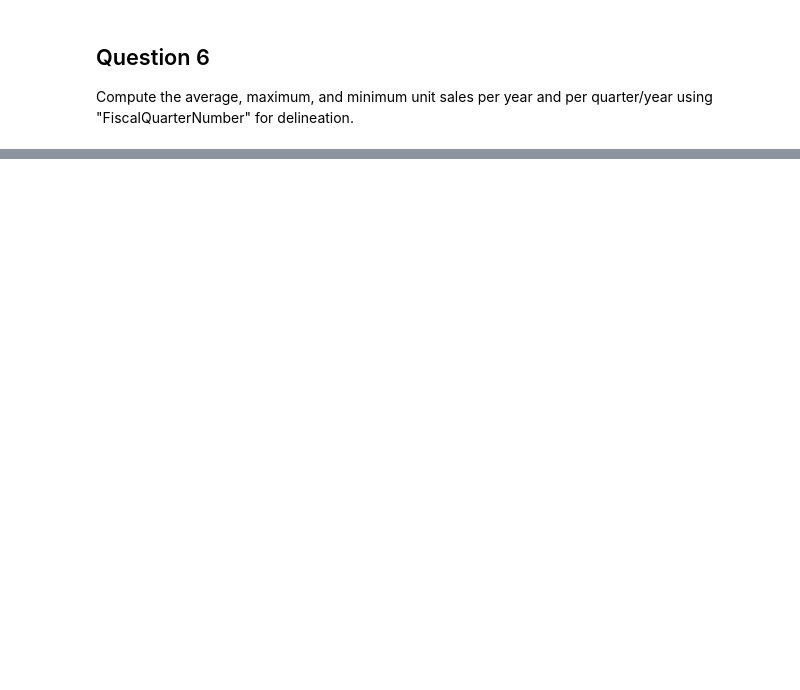
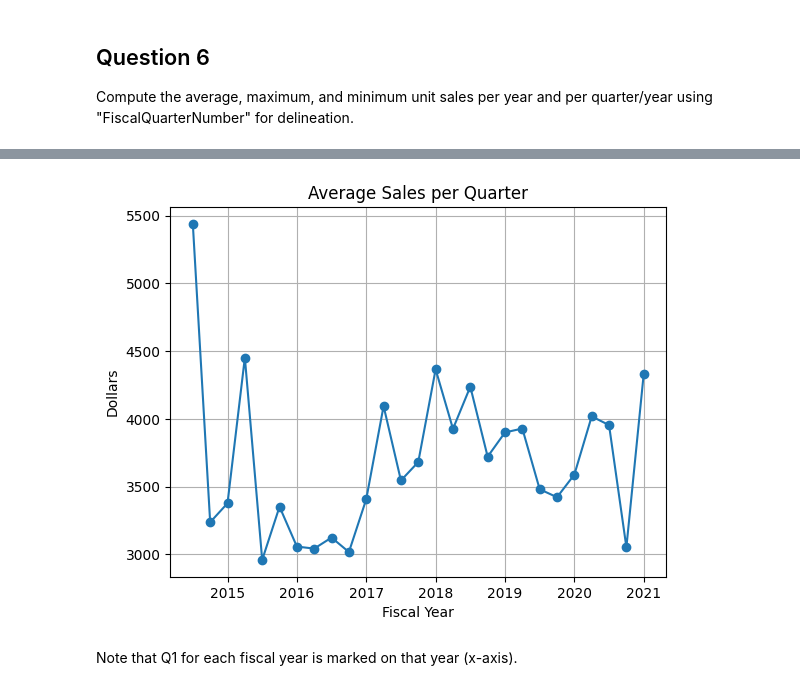
Before and after one commit to wherzberg/Technical-Exam, a Jupyter notebook: technical_exam.ipynb, the cells around one changed output, grey strips where cells are left out. Cells and saved outputs as stored; diff of their text form; code cells hidden in the pictures; blank space fills up the shorter version.

```diff
--- a/technical_exam.ipynb
+++ b/technical_exam.ipynb
@@ -352,0 +360,24 @@ Compute the average, maximum, and minimum unit sales per year and per quarter/ye
+# %%
+# Define the hierarchical levels to be year and quarter
+hierarchical_levels = ['FiscalYearNumber', 'FiscalQuarterNumber']
+
+# Group and then do max, mean, and min
+master_table_fiscal_quarter = master_table.groupby(hierarchical_levels, as_index=False)
+master_table_fiscal_quarter_max = master_table_fiscal_quarter.max()
+master_table_fiscal_quarter_mean = master_table_fiscal_quarter.mean(numeric_only=True)
+master_table_fiscal_quarter_min = master_table_fiscal_quarter.min()
+# %%
+# Display some of the results
+print(master_table_fiscal_quarter_max.shape)
+print(master_table_fiscal_quarter_mean.shape)
+print(master_table_fiscal_quarter_min.shape)
+
+# Combine the results into one table
+master_table_fiscal_quarter_all = pd.DataFrame({
+    'FiscalYearNumber' : master_table_fiscal_quarter_max['FiscalYearNumber'],
+    'FiscalQuarterNumber' : master_table_fiscal_quarter_max['FiscalQuarterNumber'],
+    'max_dollar_sales' : master_table_fiscal_quarter_max['dollar_sales'],
+    'mean_dollar_sales' : master_table_fiscal_quarter_mean['dollar_sales'],
+    'min_dollar_sales' : master_table_fiscal_quarter_min['dollar_sales'],
+})
+print(master_table_fiscal_quarter_all.to_string())
@@ -352,0 +402,14 @@ Compute the average, maximum, and minimum unit sales per year and per quarter/ye
+# %%
+# Make a plot of the mean dolllar sales
+x = master_table_fiscal_quarter_all['FiscalYearNumber'] + (master_table_fiscal_quarter_all['FiscalQuarterNumber'] - 1)/4
+fig, ax = plt.subplots()
+ax.plot(x, master_table_fiscal_quarter_all['mean_dollar_sales'], '-o')
+ax.set_xlabel("Fiscal Year")
+ax.set_ylabel("Dollars")
+ax.grid()
+plt.title("Average Sales per Quarter")
+plt.show()
+# %% [output]
+[figure, added]
+# %% [markdown]
+Note that Q1 for each fiscal year is marked on that year (x-axis).
```
Also changed, not shown: parts of 60 cells of this notebook.
